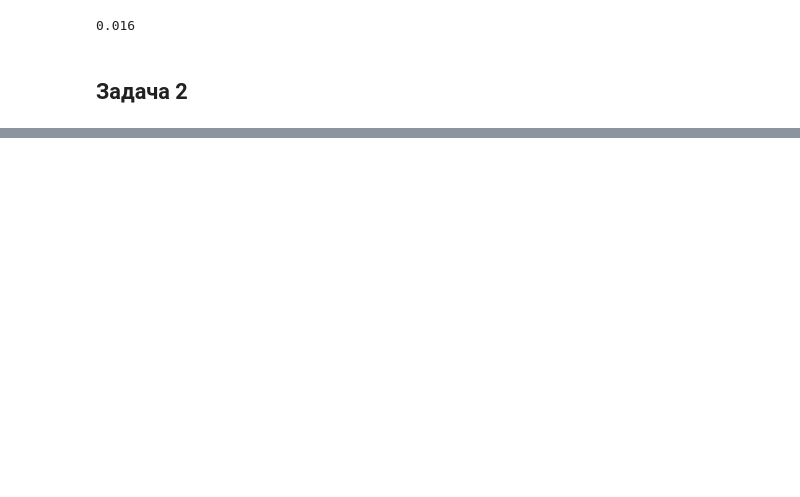
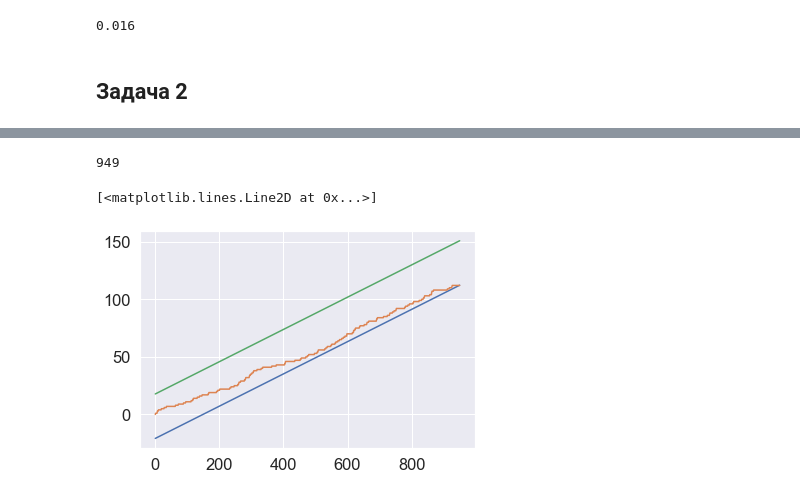
Before and after one commit to rdnply/statistics, a Jupyter notebook: hypotheses.ipynb, the cells around one changed output, grey strips where cells are left out. Saved outputs shown, nothing was run; the diff lists cells and outputs as text; code cells hidden in the pictures; blank space fills up the shorter version.

```diff
--- a/hypotheses.ipynb
+++ b/hypotheses.ipynb
@@ -77,0 +108,11 @@ print(sample_A.sum(), sample_B.sum())
+# %%
+xs, n = modeling(lambA)
+x = np.linspace(0, n+1, n)
+print(n)
+plt.plot(x, a(x))
+plt.plot(x, xs)
+plt.plot(x, b(x))
+# %% [output]
+949
+[<matplotlib.lines.Line2D at 0x...>]
+[figure, added]
```
Also changed, not shown: parts of 7 cells of this notebook.
